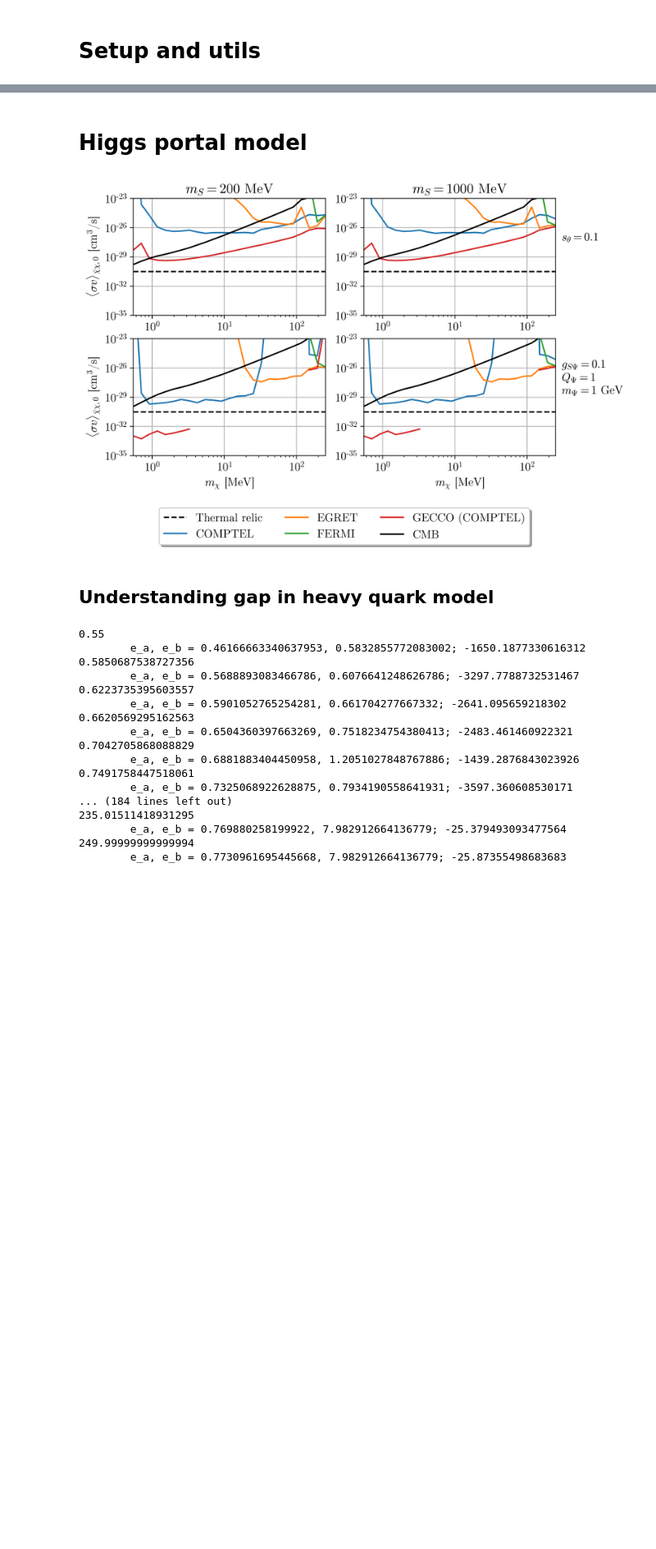
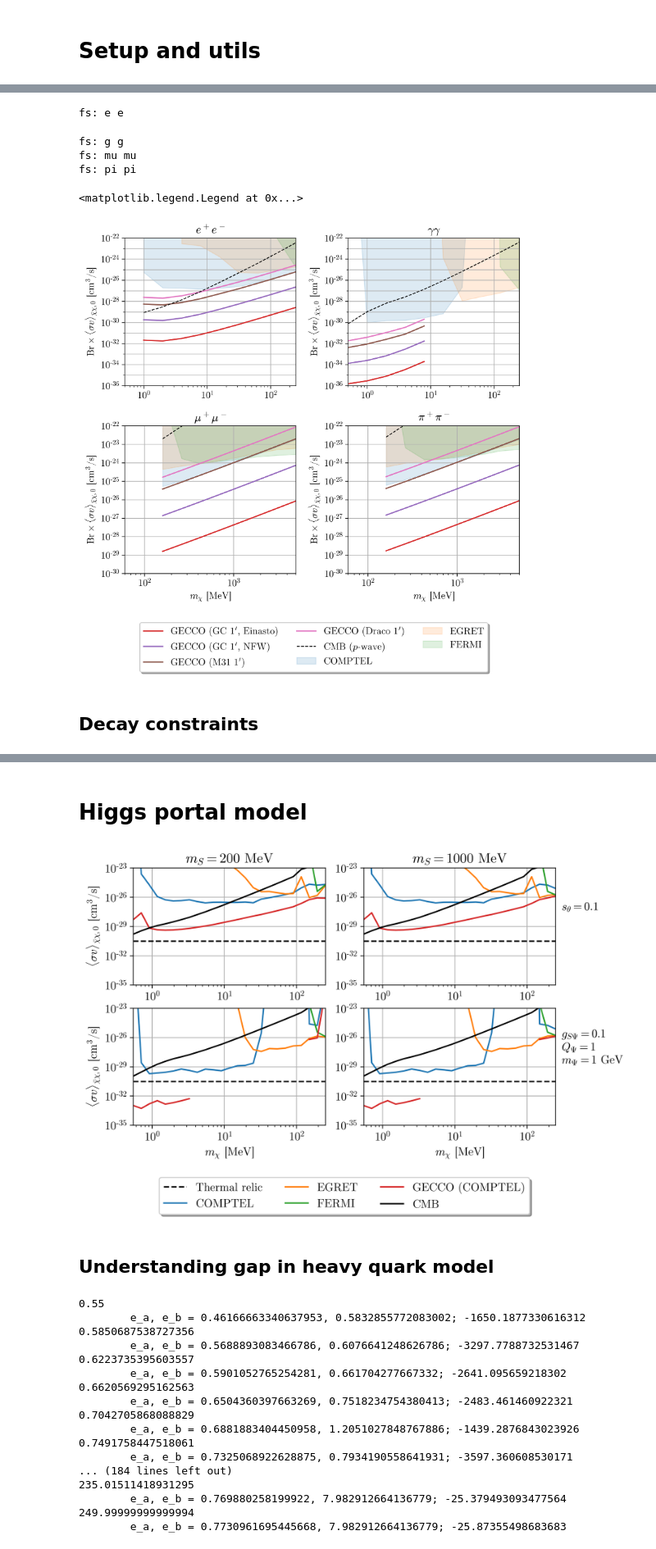
Before and after one commit to LoganAMorrison/Hazma, a Jupyter notebook: notebooks/dev/ac-01-gecco_limits.ipynb, the cells around one changed output, grey strips where cells are left out. Shown at 82% size. Drawn from its saved outputs; the diff is of its cells as text; code cells hidden in the pictures; blank space fills up the shorter version.

```diff
--- a/notebooks/dev/ac-01-gecco_limits.ipynb
+++ b/notebooks/dev/ac-01-gecco_limits.ipynb
@@ -133,0 +34,6 @@ def get_formatted_fig(nrows, ncols, figsize, xlim, ylim):
+# %%
+# This is approximately the same as `gc_bg_model`, but does not constrain
+# the input energies.
+gc_bg_model_approx = BackgroundModel(
+    [0, 1e5], lambda e: 7 * default_bg_model.dPhi_dEdOmega(e)
+)
@@ -133,0 +200,12 @@ def get_formatted_fig(nrows, ncols, figsize, xlim, ylim):
+# %%
+sc_constraints = {}
+
+for fs in fss:
+    print("fs:", fs)
+    model = SingleChannelAnn(1., fs, 1.)
+    sc_constraints[fs] = get_constraints(model, mxs[fs])
+# %% [output]
+fs: e e
+fs: g g
+fs: mu mu
+fs: pi pi
@@ -133,0 +223,61 @@ def get_formatted_fig(nrows, ncols, figsize, xlim, ylim):
+# %%
+fig, axes = get_formatted_fig(2, 2, (4 * 2, 7), (0.5, 1e3), (1e-35, 1e-23))
+
+for fs, ax in zip(fss, axes.flatten()):
+    ax.set_title(get_fs_label(fs))
+    ax.set_ylabel(
+        r"$\mathrm{Br} \times \langle \sigma v \rangle_{\bar{\chi}\chi, 0}$ [cm$^3$/s]"
+    )
+    ax.set_xlim(mxs[fs][[0, -1]])
+    ax.set_ylim(y_lims[fs])
+
+    # Bradley and Cirelli's constraints
+    # if fs in ["e e", "mu mu", "pi pi"]:
+    #     mxs_integral, svs_integral = np.loadtxt(
+    #         f"data/integral_{fs.replace(' ', '_')}.csv", unpack=True
+    #     )
+    #     ax.plot(mxs_integral, svs_integral, "--k")
+
+    # This parameter is really weird. Just needs to be larger than the number
+    # of ticks...
+    n_minor_ticks = np.log10(y_lims["e e"][-1]) - np.log10(y_lims["e e"][0]) + 5
+    ax.yaxis.set_major_locator(LogLocator(base=10, numticks=n_minor_ticks // 2 + 1))
+    ax.yaxis.set_minor_locator(LogLocator(base=10, numticks=n_minor_ticks))
+    ax.yaxis.set_minor_formatter(NullFormatter())
+    ax.yaxis.grid(True, which='both')
+
+    for color, (key, svs) in zip(colors, sc_constraints[fs].items()):
+        if key == "cmb":
+            # # s-wave
+            # ax.plot(mxs[fs], svs, "-.k", linewidth=1, label=r"CMB ($s$-wave)")
+            # p-wave
+            v_cmbs = 2e-4 * (0.235) * (1 / mxs[fs]) * np.sqrt(1e-4 / x_kd)
+            ax.plot(
+                mxs[fs], svs * (v_mw / v_cmbs)**2, "--k", linewidth=1,
+                label=r"CMB ($p$-wave)"
+            )
+        elif "gecco" not in key:
+            # Existing constraints
+            ax.fill_between(
+                mxs[fs], svs, y2=1e-20, label=get_constraint_label(key), alpha=0.15,
+                color=color
+            )
+            # ax.plot(
+            #     mxs[fs], svs, "-", linewidth=0.75, label=get_constraint_label(key)
+            # )
+        else:
+            ax.plot(mxs[fs], svs, label=get_constraint_label(key), color=color)
+
+fig.tight_layout()
+
+# Put a legend below last axis
+axes[-1, -1].legend(
+    loc='upper center', bbox_to_anchor=(-0.2, -0.3), fancybox=True, shadow=True, ncol=3
+)
+
+# fig.savefig("figures/gecco/single_channel_sigmav_limits.pdf", bbox_inches="tight")
+# %% [output]
+<matplotlib.legend.Legend at 0x...>
+[figure, added]
+# %% [markdown]
+## Decay constraints
```
Also changed, not shown: parts of 38 cells of this notebook, 17 other files.
